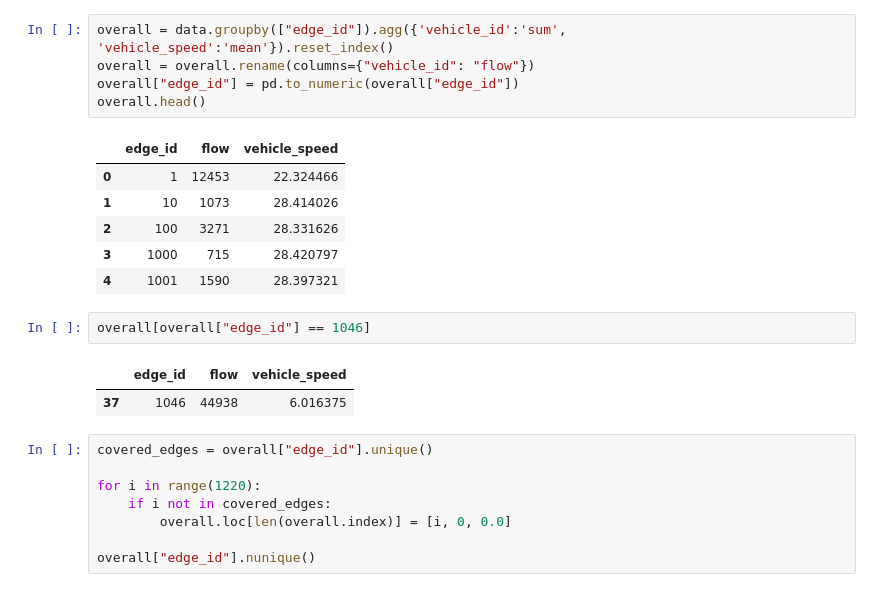
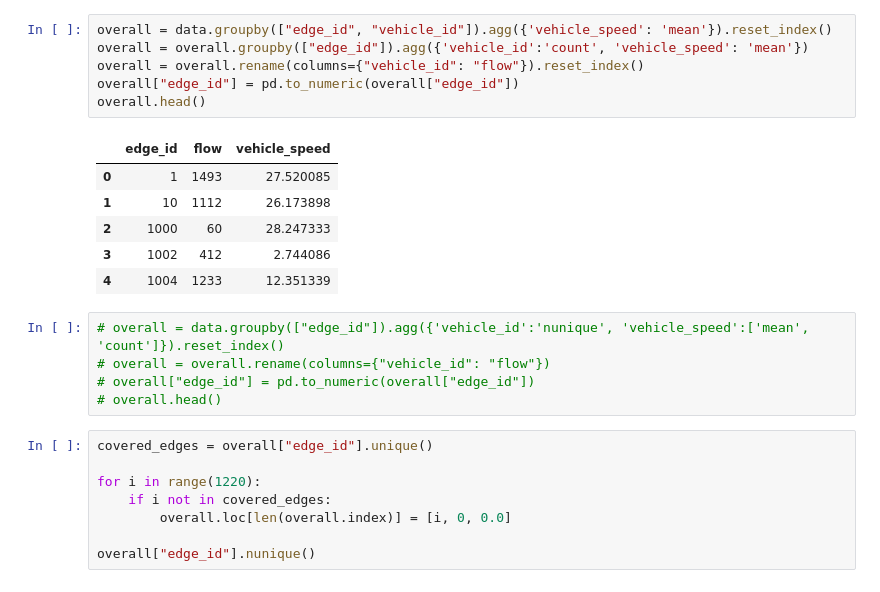
Before and after one commit to arnav-b/sensor-placement, a Jupyter notebook: processing.ipynb, the cells around one changed output. Drawn from its saved outputs; the diff is of its cells as text.

```diff
--- a/processing.ipynb
+++ b/processing.ipynb
@@ -28,20 +33,21 @@ data.head()
+# %%
+overall = data.groupby(["edge_id", "vehicle_id"]).agg({'vehicle_speed': 'mean'}).reset_index()
+overall = overall.groupby(["edge_id"]).agg({'vehicle_id':'count', 'vehicle_speed': 'mean'})
+overall = overall.rename(columns={"vehicle_id": "flow"}).reset_index()
+overall["edge_id"] = pd.to_numeric(overall["edge_id"])
+overall.head()
+# %% [output]
+|  | edge_id | flow | vehicle_speed |
+| 0 | 1 | 1493 | 27.520085 |
+| 1 | 10 | 1112 | 26.173898 |
+| 2 | 1000 | 60 | 28.247333 |
+| 3 | 1002 | 412 | 2.744086 |
+| 4 | 1004 | 1233 | 12.351339 |
 # %%
-overall = data.groupby(["edge_id"]).agg({'vehicle_id':'sum', 'vehicle_speed':'mean'}).reset_index()
-overall = overall.rename(columns={"vehicle_id": "flow"})
-overall["edge_id"] = pd.to_numeric(overall["edge_id"])
-overall.head()
+# overall = data.groupby(["edge_id"]).agg({'vehicle_id':'nunique', 'vehicle_speed':['mean', 'count']}).reset_index()
+# overall = overall.rename(columns={"vehicle_id": "flow"})
+# overall["edge_id"] = pd.to_numeric(overall["edge_id"])
+# overall.head()
-# %% [output]
-|  | edge_id | flow | vehicle_speed |
-| 0 | 1 | 12453 | 22.324466 |
-| 1 | 10 | 1073 | 28.414026 |
-| 2 | 100 | 3271 | 28.331626 |
-| 3 | 1000 | 715 | 28.420797 |
-| 4 | 1001 | 1590 | 28.397321 |
-# %%
-overall[overall["edge_id"] == 1046]
-# %% [output]
-|  | edge_id | flow | vehicle_speed |
-| 37 | 1046 | 44938 | 6.016375 |
 # %%
 covered_edges = overall["edge_id"].unique()
 
```
Also changed, not shown: parts of 19 cells of this notebook.
